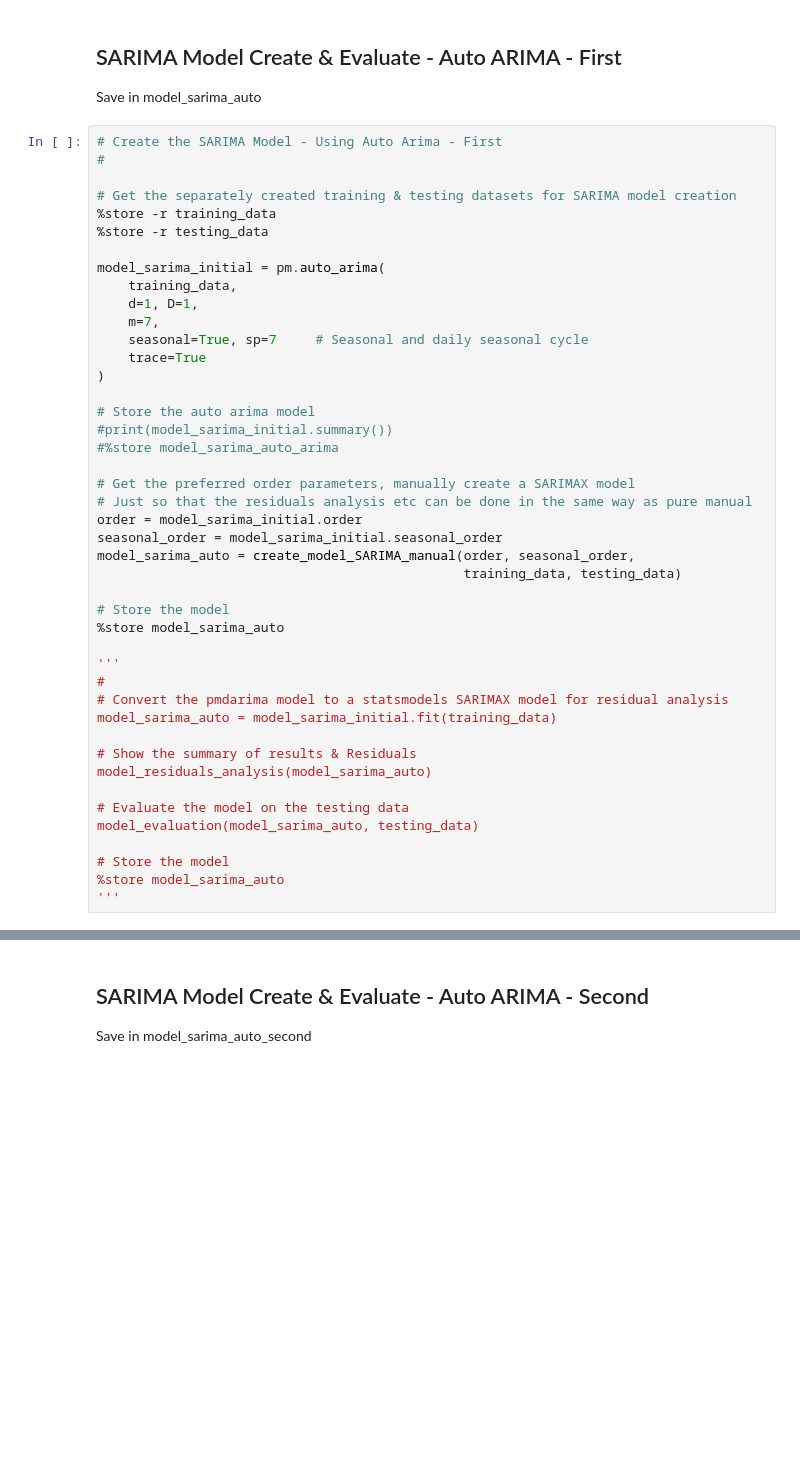
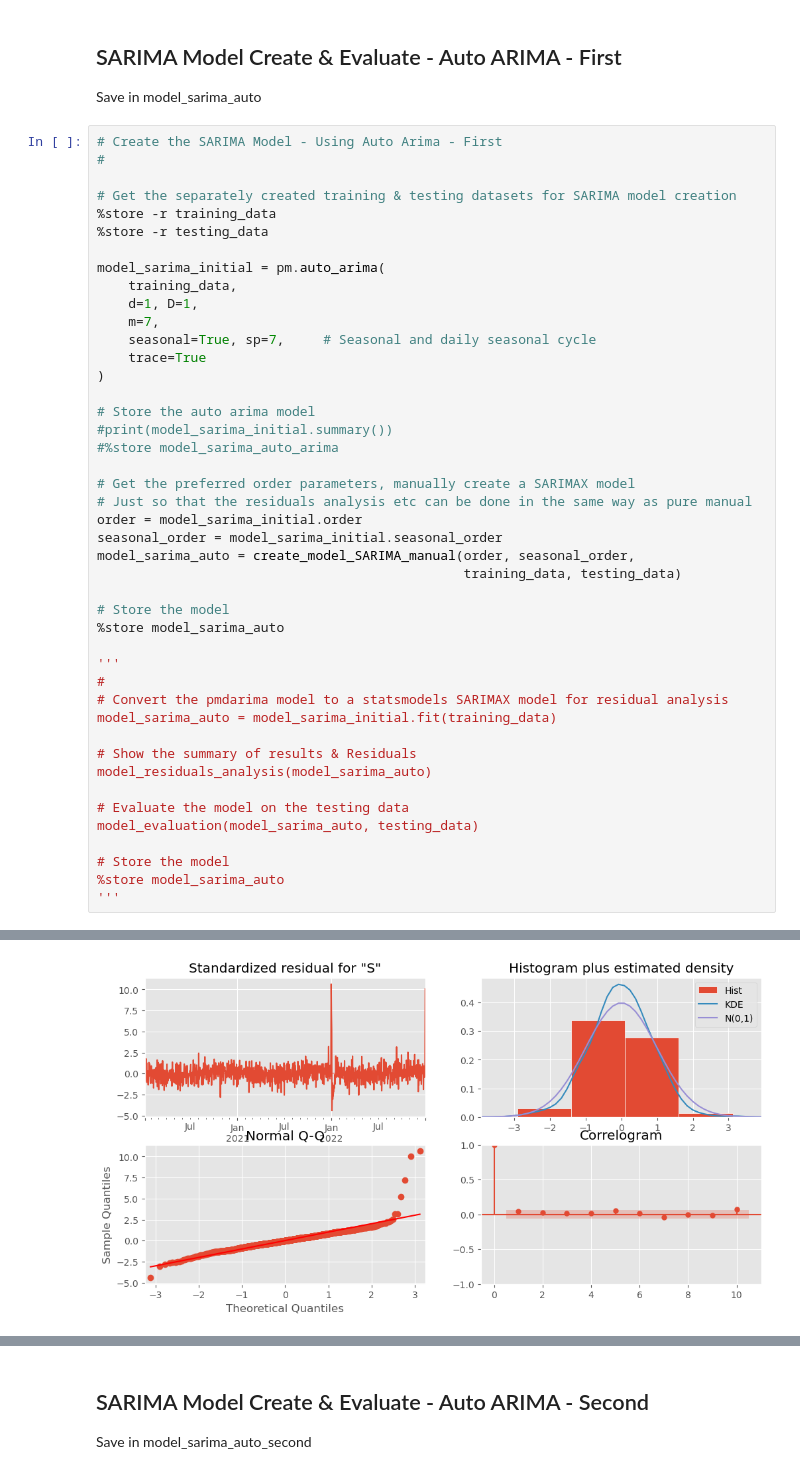
Before and after one commit to StuartG24/Travel_Co_Analysis, a Jupyter notebook: Notebooks_Data_Analysis/SARIMA_Model_Create.ipynb, the cells around one changed output, grey strips where cells are left out. Cells and saved outputs as stored; diff of their text form; blank space fills up the shorter version.

```diff
--- a/Notebooks_Data_Analysis/SARIMA_Model_Create.ipynb
+++ b/Notebooks_Data_Analysis/SARIMA_Model_Create.ipynb
@@ -204,7 +214,7 @@ model_sarima_initial = pm.auto_arima(
     training_data,
     d=1, D=1,
     m=7,
-    seasonal=True, sp=7     # Seasonal and daily seasonal cycle
+    seasonal=True, sp=7,     # Seasonal and daily seasonal cycle
     trace=True
 )
 
@@ -240,0 +312 @@ SyntaxError: invalid syntax. Perhaps you forgot a comma? (1684032316.py, line 12
+[figure, added]
```
Also changed, not shown: parts of 2 cells of this notebook, 4 other files.
